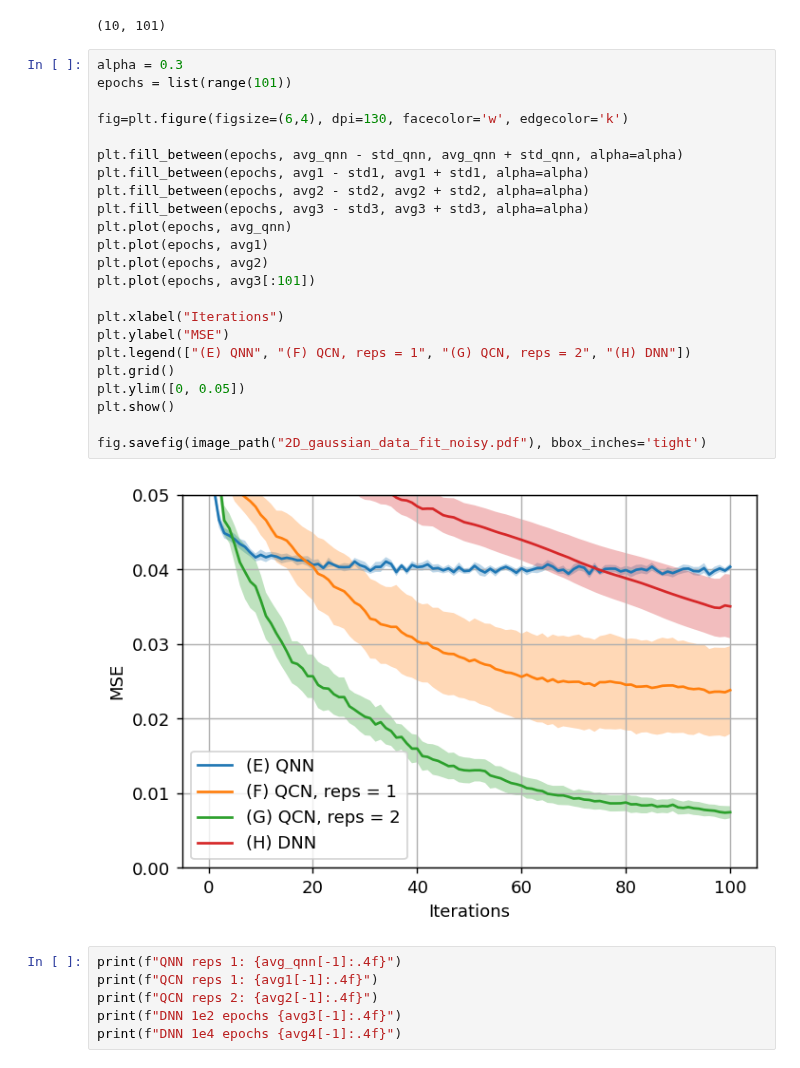
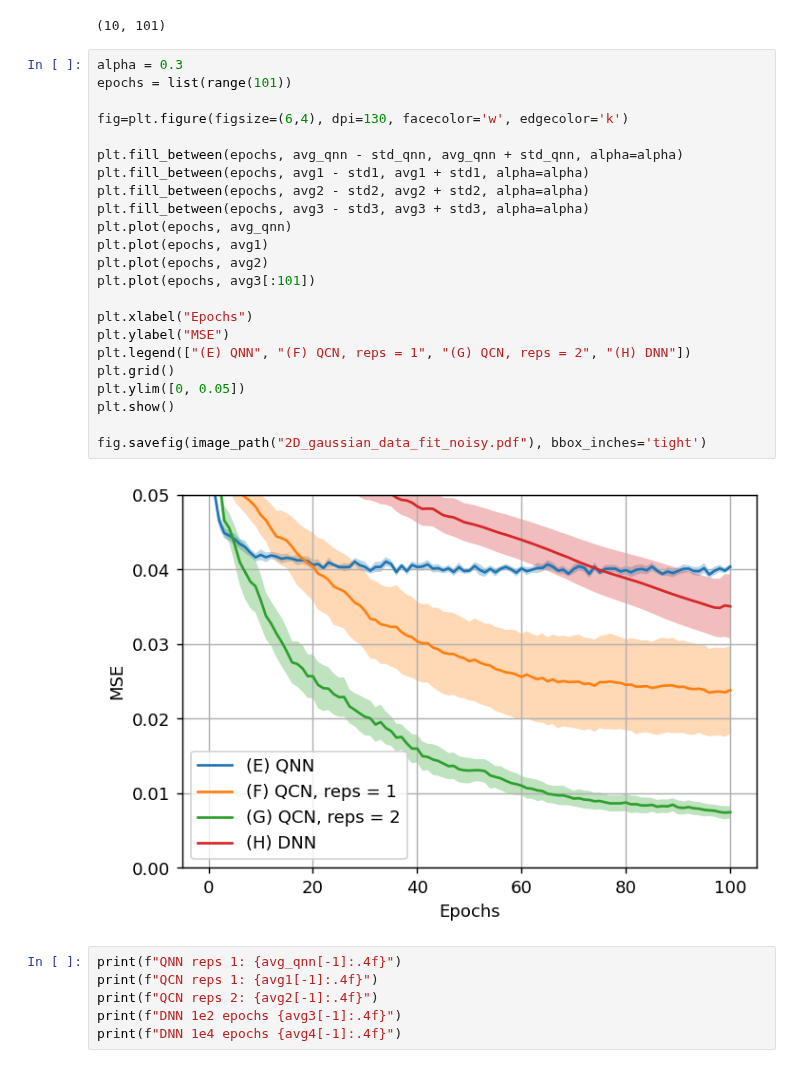
Before and after one commit to KristianWold/Master-Thesis, a Jupyter notebook: notebooks/analysis/Trainability, Analysis.ipynb, the cells around one changed output. Drawn from its saved outputs; the diff is of its cells as text.

```diff
--- a/notebooks/analysis/Trainability, Analysis.ipynb
+++ b/notebooks/analysis/Trainability, Analysis.ipynb
@@ -386,28 +386,28 @@ avg4 = np.mean(loss4, axis=0)
 # %%
 alpha = 0.3
 epochs = list(range(101))
 
 fig=plt.figure(figsize=(6,4), dpi=130, facecolor='w', edgecolor='k')
 
 plt.fill_between(epochs, avg_qnn - std_qnn, avg_qnn + std_qnn, alpha=alpha)
 plt.fill_between(epochs, avg1 - std1, avg1 + std1, alpha=alpha)
 plt.fill_between(epochs, avg2 - std2, avg2 + std2, alpha=alpha)
 plt.fill_between(epochs, avg3 - std3, avg3 + std3, alpha=alpha)
 plt.plot(epochs, avg_qnn)
 plt.plot(epochs, avg1)
 plt.plot(epochs, avg2)
 plt.plot(epochs, avg3[:101])
 
-plt.xlabel("Iterations")
+plt.xlabel("Epochs")
 plt.ylabel("MSE")
 plt.legend(["(E) QNN", "(F) QCN, reps = 1", "(G) QCN, reps = 2", "(H) DNN"])
 plt.grid()
 plt.ylim([0, 0.05])
 plt.show()
 
 fig.savefig(image_path("2D_gaussian_data_fit_noisy.pdf"), bbox_inches='tight')
 # %% [output]
-[figure, old version]
+[figure, new version]
 # %%
 print(f"QNN reps 1: {avg_qnn[-1]:.4f}")
 print(f"QCN reps 1: {avg1[-1]:.4f}")
```
Also changed, not shown: parts of 2 cells of this notebook, 3 other files.
